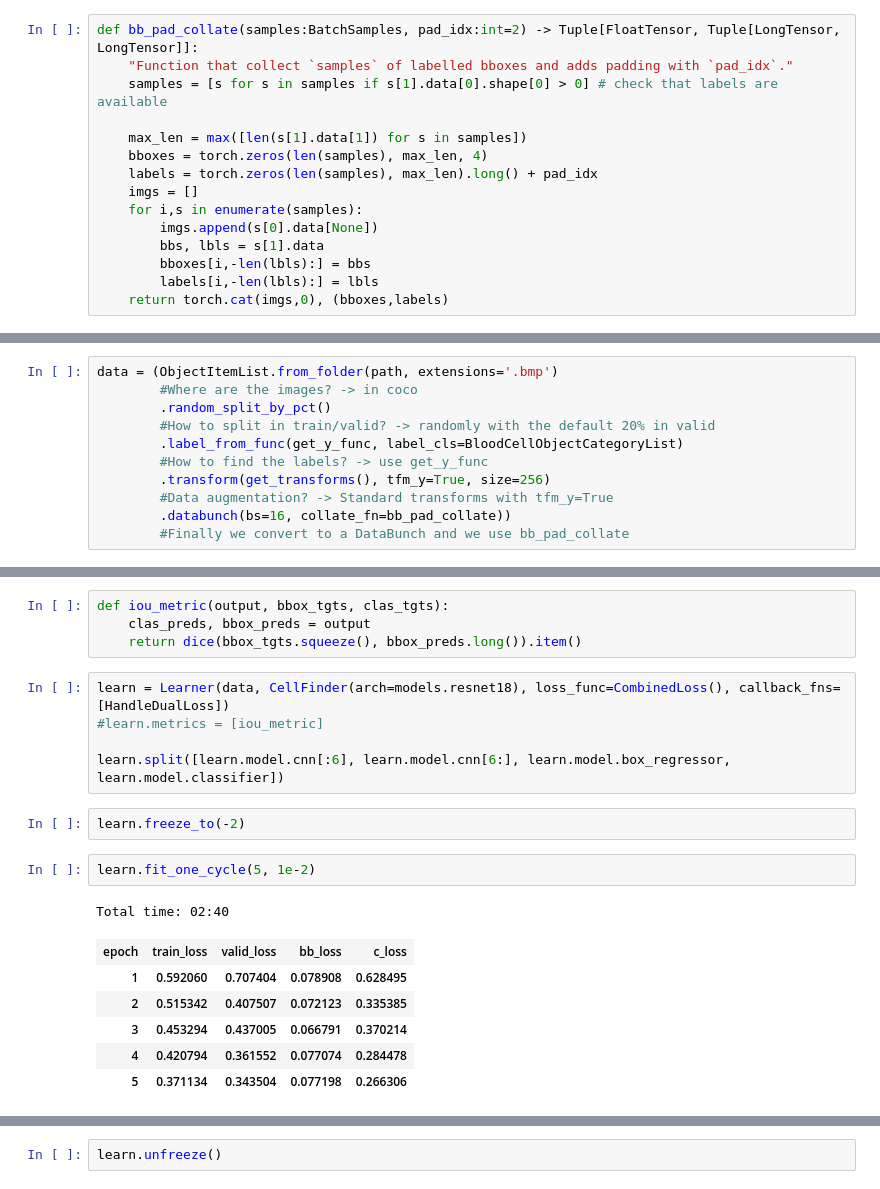
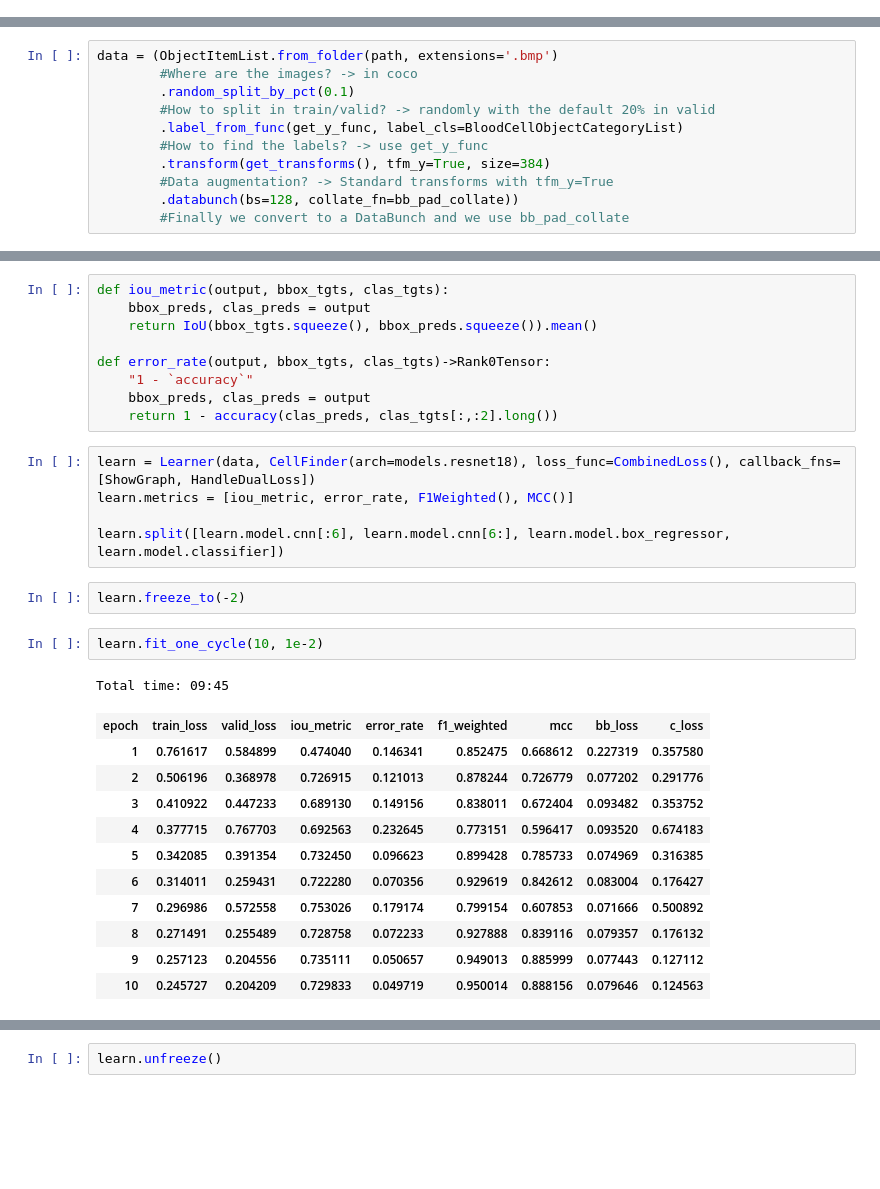
Before and after one commit to ChristianMarzahl/ISBI2019_WhiteBloodCancer, a Jupyter notebook: RCNN/RCNN-baseline.ipynb, the cells around one changed output, grey strips where cells are left out. Drawn from its saved outputs; the diff is of its cells as text; blank space fills up the shorter version.

Commit message:
metrics up and running with rcnn

```diff
--- a/RCNN/RCNN-baseline.ipynb
+++ b/RCNN/RCNN-baseline.ipynb
@@ -13,18 +16,3 @@ from torch.nn import L1Loss
-# %%
-def bb_pad_collate(samples:BatchSamples, pad_idx:int=2) -> Tuple[FloatTensor, Tuple[LongTensor, LongTensor]]:
-    "Function that collect `samples` of labelled bboxes and adds padding with `pad_idx`."
-    samples = [s for s in samples if s[1].data[0].shape[0] > 0] # check that labels are available
-
-    max_len = max([len(s[1].data[1]) for s in samples])
-    bboxes = torch.zeros(len(samples), max_len, 4)
-    labels = torch.zeros(len(samples), max_len).long() + pad_idx
-    imgs = []
-    for i,s in enumerate(samples):
-        imgs.append(s[0].data[None])
-        bbs, lbls = s[1].data
-        bboxes[i,-len(lbls):] = bbs
-        labels[i,-len(lbls):] = lbls
-    return torch.cat(imgs,0), (bboxes,labels)
 # %%
 path = Path('/data/Datasets/WhiteBloodCancer/train/')
 # %%
@@ -58,13 +46,13 @@ class BloodCellObjectCategoryList(ObjectCategoryList):
 # %%
 data = (ObjectItemList.from_folder(path, extensions='.bmp')
         #Where are the images? -> in coco
-        .random_split_by_pct()
+        .random_split_by_pct(0.1)
         #How to split in train/valid? -> randomly with the default 20% in valid
         .label_from_func(get_y_func, label_cls=BloodCellObjectCategoryList)
         #How to find the labels? -> use get_y_func
-        .transform(get_transforms(), tfm_y=True, size=256)
+        .transform(get_transforms(), tfm_y=True, size=384)
         #Data augmentation? -> Standard transforms with tfm_y=True
-        .databunch(bs=16, collate_fn=bb_pad_collate))
+        .databunch(bs=128, collate_fn=bb_pad_collate))
         #Finally we convert to a DataBunch and we use bb_pad_collate
 # %%
 data.show_batch(rows=4, ds_type=DatasetType.Valid, figsize=(25,25))
@@ -120,21 +103,31 @@ def loss_fn(output, bbox_tgts, clas_tgts):
 # %%
 def iou_metric(output, bbox_tgts, clas_tgts):
-    clas_preds, bbox_preds = output
-    return dice(bbox_tgts.squeeze(), bbox_preds.long()).item()
+    bbox_preds, clas_preds = output
+    return IoU(bbox_tgts.squeeze(), bbox_preds.squeeze()).mean()
+
+def error_rate(output, bbox_tgts, clas_tgts)->Rank0Tensor:
+    "1 - `accuracy`"
+    bbox_preds, clas_preds = output
+    return 1 - accuracy(clas_preds, clas_tgts[:,:2].long())
 # %%
-learn = Learner(data, CellFinder(arch=models.resnet18), loss_func=CombinedLoss(), callback_fns=[HandleDualLoss])
-#learn.metrics = [iou_metric]
+learn = Learner(data, CellFinder(arch=models.resnet18), loss_func=CombinedLoss(), callback_fns=[ShowGraph, HandleDualLoss])
+learn.metrics = [iou_metric, error_rate, F1Weighted(), MCC()]
 
 learn.split([learn.model.cnn[:6], learn.model.cnn[6:], learn.model.box_regressor, learn.model.classifier])
 # %%
 learn.freeze_to(-2)
 # %%
-learn.fit_one_cycle(5, 1e-2)
+learn.fit_one_cycle(10, 1e-2)
 # %% [output]
-Total time: 02:40
+Total time: 09:45
-| epoch | train_loss | valid_loss | bb_loss | c_loss |
-| 1 | 0.592060 | 0.707404 | 0.078908 | 0.628495 |
-| 2 | 0.515342 | 0.407507 | 0.072123 | 0.335385 |
-| 3 | 0.453294 | 0.437005 | 0.066791 | 0.370214 |
-| 4 | 0.420794 | 0.361552 | 0.077074 | 0.284478 |
-| 5 | 0.371134 | 0.343504 | 0.077198 | 0.266306 |
+| epoch | train_loss | valid_loss | iou_metric | error_rate | f1_weighted | mcc | bb_loss | c_loss |
+| 1 | 0.761617 | 0.584899 | 0.474040 | 0.146341 | 0.852475 | 0.668612 | 0.227319 | 0.357580 |
+| 2 | 0.506196 | 0.368978 | 0.726915 | 0.121013 | 0.878244 | 0.726779 | 0.077202 | 0.291776 |
+| 3 | 0.410922 | 0.447233 | 0.689130 | 0.149156 | 0.838011 | 0.672404 | 0.093482 | 0.353752 |
+| 4 | 0.377715 | 0.767703 | 0.692563 | 0.232645 | 0.773151 | 0.596417 | 0.093520 | 0.674183 |
+| 5 | 0.342085 | 0.391354 | 0.732450 | 0.096623 | 0.899428 | 0.785733 | 0.074969 | 0.316385 |
+| 6 | 0.314011 | 0.259431 | 0.722280 | 0.070356 | 0.929619 | 0.842612 | 0.083004 | 0.176427 |
+| 7 | 0.296986 | 0.572558 | 0.753026 | 0.179174 | 0.799154 | 0.607853 | 0.071666 | 0.500892 |
+| 8 | 0.271491 | 0.255489 | 0.728758 | 0.072233 | 0.927888 | 0.839116 | 0.079357 | 0.176132 |
+| 9 | 0.257123 | 0.204556 | 0.735111 | 0.050657 | 0.949013 | 0.885999 | 0.077443 | 0.127112 |
+| 10 | 0.245727 | 0.204209 | 0.729833 | 0.049719 | 0.950014 | 0.888156 | 0.079646 | 0.124563 |
```
Also changed, not shown: parts of 8 cells of this notebook, 2 other files.
